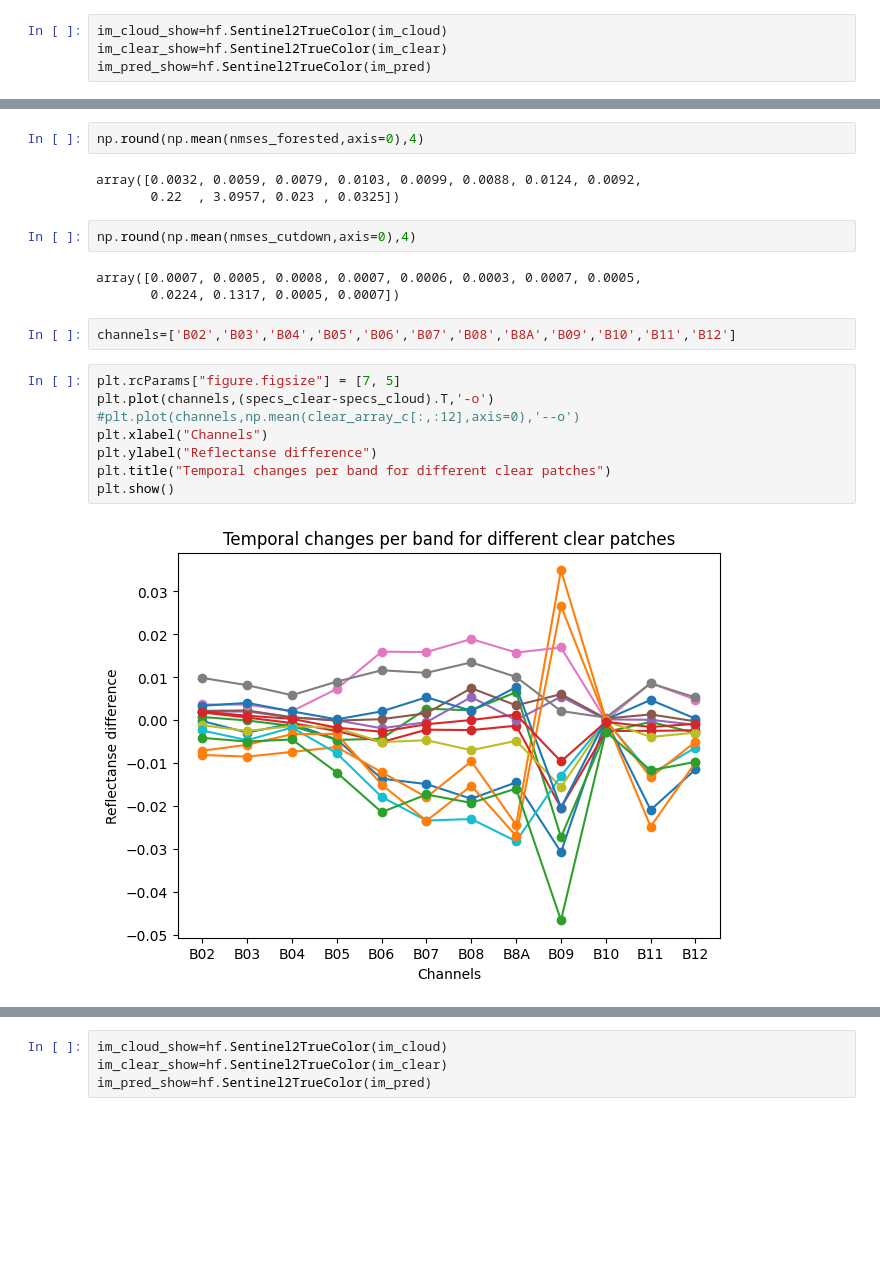
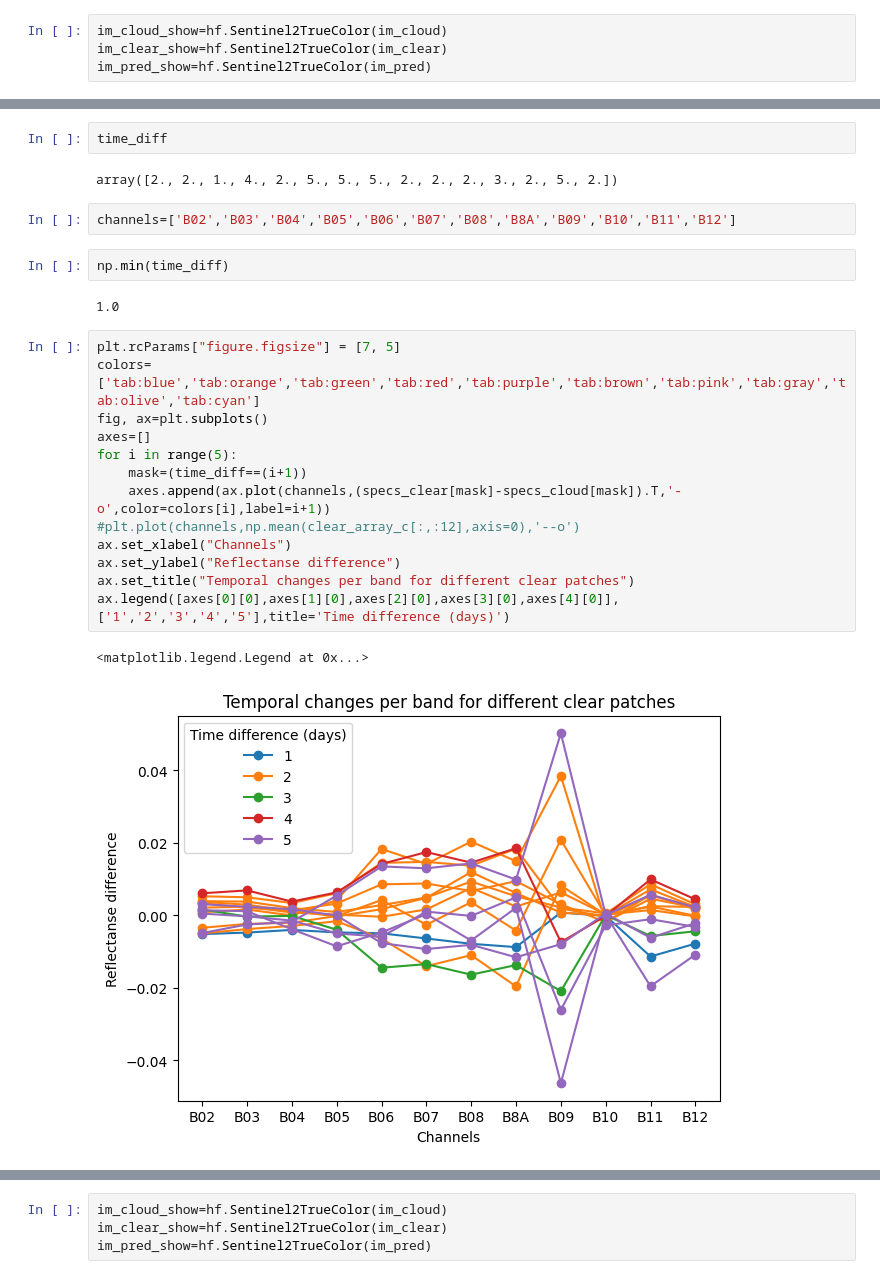
Before and after one commit to chiara-aisweden/cloud_rm, a Jupyter notebook: Cloud_rm/forest_agency_temporal_changes.ipynb, the cells around one changed output, grey strips where cells are left out. Drawn from its saved outputs; the diff is of its cells as text; blank space fills up the shorter version.

```diff
--- a/Cloud_rm/forest_agency_temporal_changes.ipynb
+++ b/Cloud_rm/forest_agency_temporal_changes.ipynb
@@ -342,25 +286,29 @@ for i,box in enumerate(bound_box):
 
     specs_clear[i,:]=np.mean(im_clear_box,axis=(0,1))[:12]
     specs_cloud[i,:]=np.mean(im_cloud_box,axis=(0,1))[:12]
-# %%
-np.round(np.mean(nmses_forested,axis=0),4)
-# %% [output]
-array([0.0032, 0.0059, 0.0079, 0.0103, 0.0099, 0.0088, 0.0124, 0.0092,
-       0.22  , 3.0957, 0.023 , 0.0325])
-# %%
-np.round(np.mean(nmses_cutdown,axis=0),4)
-# %% [output]
-array([0.0007, 0.0005, 0.0008, 0.0007, 0.0006, 0.0003, 0.0007, 0.0005,
-       0.0224, 0.1317, 0.0005, 0.0007])
+# %%
+time_diff
+# %% [output]
+array([2., 2., 1., 4., 2., 5., 5., 5., 2., 2., 2., 3., 2., 5., 2.])
 # %%
 channels=['B02','B03','B04','B05','B06','B07','B08','B8A','B09','B10','B11','B12']
-# %%
-plt.rcParams["figure.figsize"] = [7, 5]
-plt.plot(channels,(specs_clear-specs_cloud).T,'-o')
-#plt.plot(channels,np.mean(clear_array_c[:,:12],axis=0),'--o')
-plt.xlabel("Channels")
-plt.ylabel("Reflectanse difference")
-plt.title("Temporal changes per band for different clear patches")
-plt.show()
-# %% [output]
-[figure, removed]
+# %%
+np.min(time_diff)
+# %% [output]
+1.0
+# %%
+plt.rcParams["figure.figsize"] = [7, 5]
+colors=['tab:blue','tab:orange','tab:green','tab:red','tab:purple','tab:brown','tab:pink','tab:gray','tab:olive','tab:cyan']
+fig, ax=plt.subplots()
+axes=[]
+for i in range(5):
+    mask=(time_diff==(i+1))
+    axes.append(ax.plot(channels,(specs_clear[mask]-specs_cloud[mask]).T,'-o',color=colors[i],label=i+1))
+#plt.plot(channels,np.mean(clear_array_c[:,:12],axis=0),'--o')
+ax.set_xlabel("Channels")
+ax.set_ylabel("Reflectanse difference")
+ax.set_title("Temporal changes per band for different clear patches")
+ax.legend([axes[0][0],axes[1][0],axes[2][0],axes[3][0],axes[4][0]],['1','2','3','4','5'],title='Time difference (days)')
+# %% [output]
+<matplotlib.legend.Legend at 0x...>
+[figure, added]
```
Also changed, not shown: parts of 11 cells of this notebook, 1 other file.
